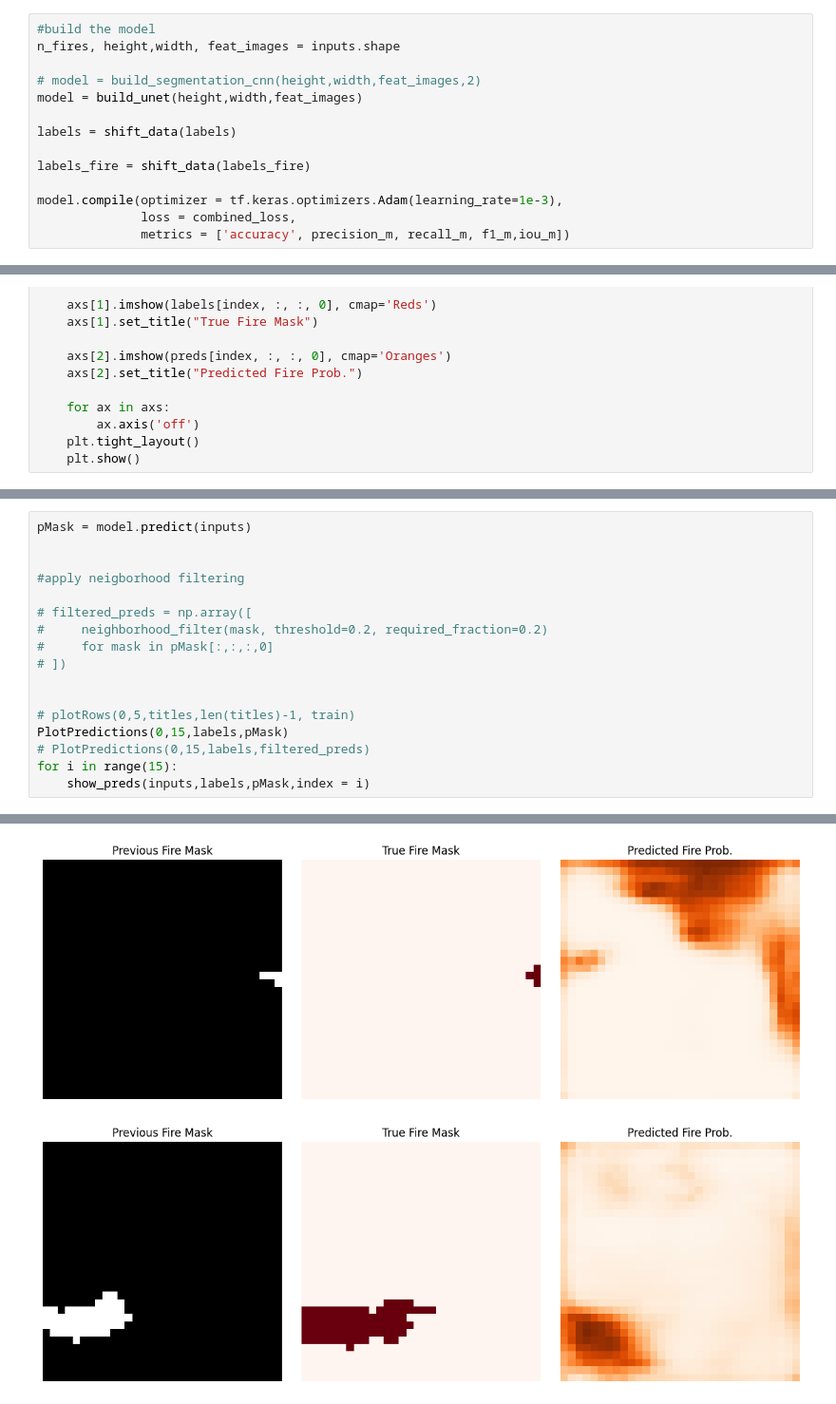
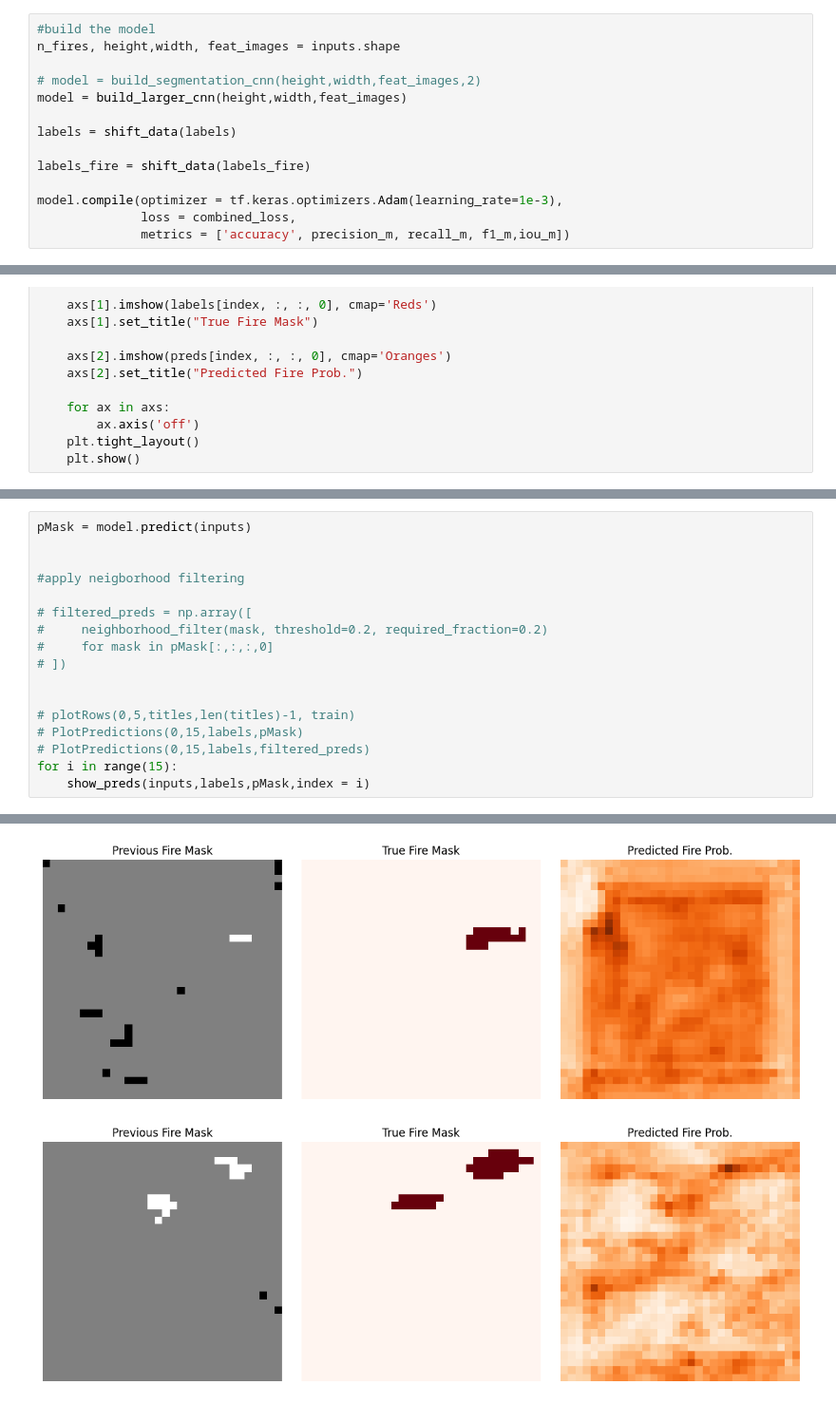
Before and after one commit to Coreyb03/575_project, a Jupyter notebook: new_notebook.ipynb, the cells around one changed output, grey strips where cells are left out. Shown at 95% size. Saved outputs shown, nothing was run; the diff lists cells and outputs as text.

```diff
--- a/new_notebook.ipynb
+++ b/new_notebook.ipynb
@@ -382,7 +352,7 @@ def f1_m(y_true, y_pred):
 n_fires, height,width, feat_images = inputs.shape
 
 # model = build_segmentation_cnn(height,width,feat_images,2)
-model = build_unet(height,width,feat_images)
+model = build_larger_cnn(height,width,feat_images)
 
 labels = shift_data(labels)
 
@@ -562,7 +536,7 @@ pMask = model.predict(inputs)
 
 
 # plotRows(0,5,titles,len(titles)-1, train)
-PlotPredictions(0,15,labels,pMask)
+# PlotPredictions(0,15,labels,pMask)
 # PlotPredictions(0,15,labels,filtered_preds)
 for i in range(15):
     show_preds(inputs,labels,pMask,index = i)
@@ -579,2 +553,2 @@ for i in range(15):
-[figure, old version]
+[figure, new version]
-[figure, old version]
+[figure, new version]
```
Also changed, not shown: parts of 19 cells of this notebook.
